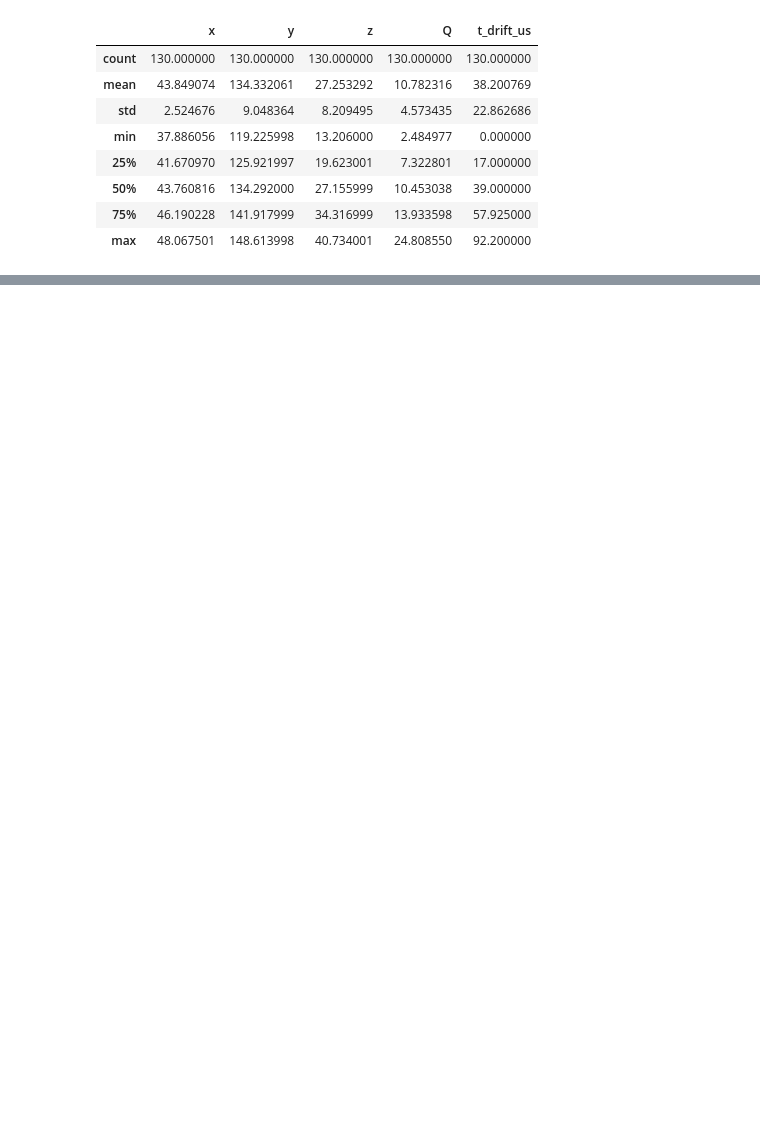
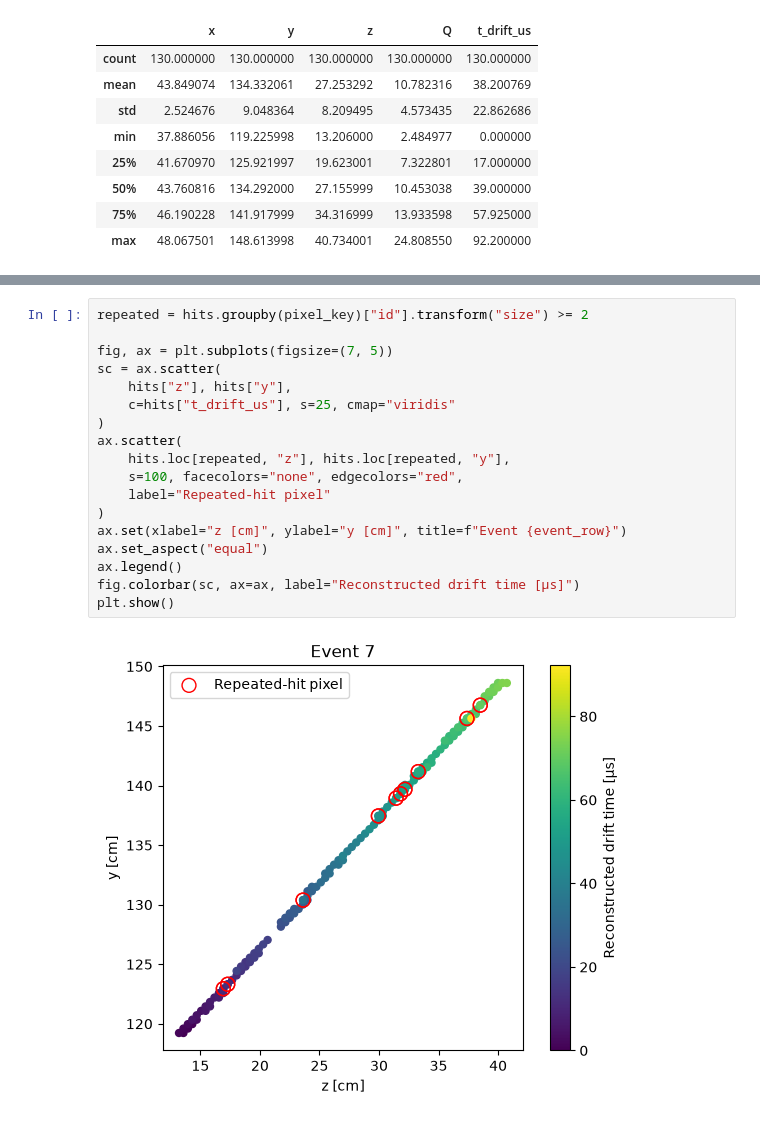
Before and after one commit to caborden/dune-nd-mip-calib, a Jupyter notebook: FSDcubeData.ipynb, the cells around one changed output, grey strips where cells are left out. Cells and saved outputs as stored; diff of their text form; blank space fills up the shorter version.

```diff
--- a/FSDcubeData.ipynb
+++ b/FSDcubeData.ipynb
@@ -216,0 +262,20 @@ display(check[check["n_hits"] >= 2])
+# %%
+repeated = hits.groupby(pixel_key)["id"].transform("size") >= 2
+
+fig, ax = plt.subplots(figsize=(7, 5))
+sc = ax.scatter(
+    hits["z"], hits["y"],
+    c=hits["t_drift_us"], s=25, cmap="viridis"
+)
+ax.scatter(
+    hits.loc[repeated, "z"], hits.loc[repeated, "y"],
+    s=100, facecolors="none", edgecolors="red",
+    label="Repeated-hit pixel"
+)
+ax.set(xlabel="z [cm]", ylabel="y [cm]", title=f"Event {event_row}")
+ax.set_aspect("equal")
+ax.legend()
+fig.colorbar(sc, ax=ax, label="Reconstructed drift time [µs]")
+plt.show()
+# %% [output]
+[figure, added]
```
Also changed, not shown: parts of 3 cells of this notebook.
